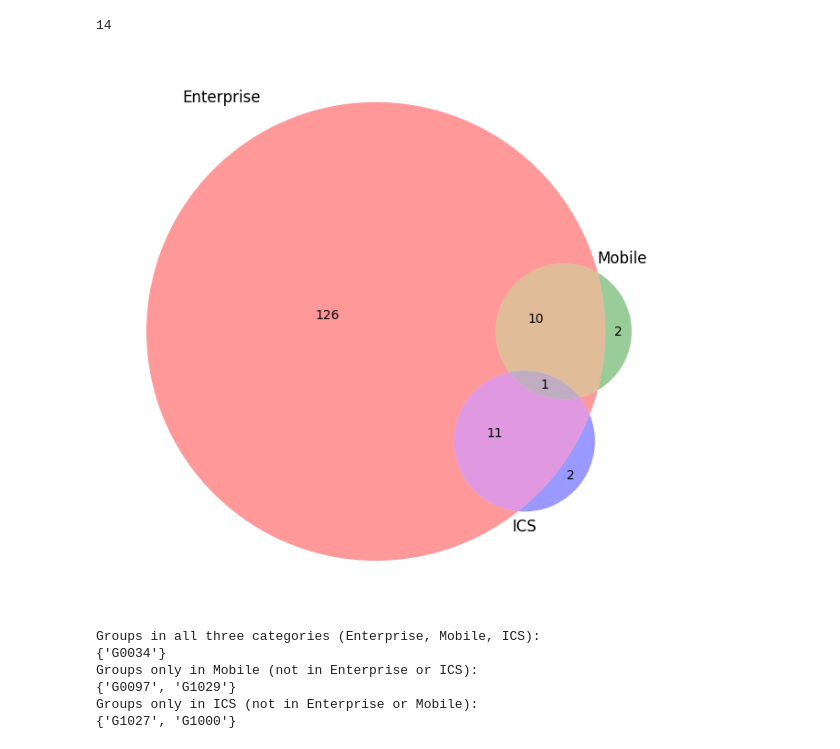
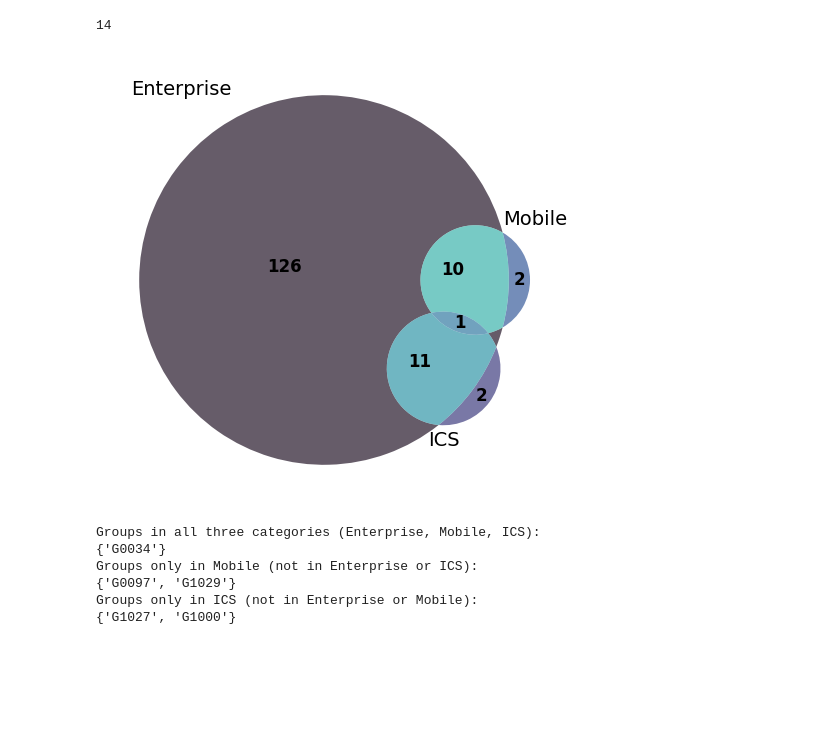
Before and after one commit to sahaaakanksha7/CTITTP, a Jupyter notebook: mitre_attack_group/MITREtechniques.ipynb, the cells around one changed output. Cells and saved outputs as stored; diff of their text form; code cells hidden in the pictures; blank space fills up the shorter version.

```diff
--- a/mitre_attack_group/MITREtechniques.ipynb
+++ b/mitre_attack_group/MITREtechniques.ipynb
@@ -58,19 +60,49 @@ print(len(observed_group_ids_ics))
 # %%
 ##Ploting group intersection figure across the domains
 # Convert lists to sets for easier manipulation
 enterprise_set = set(observed_group_ids_enterprise)
 mobile_set = set(observed_group_ids_mobile)
 ics_set = set(observed_group_ids_ics)
-# Create a Venn diagram with 3 sets
-plt.figure(figsize=(8, 8))
+
+# Create the figure
+plt.figure(figsize=(5, 5))
+
+# Create Venn diagram
 venn = venn3([enterprise_set, mobile_set, ics_set], ('Enterprise', 'Mobile', 'ICS'))
 
-# Display the plot
-#plt.title("Venn Diagram of Group IDs across Enterprise, Mobile, and ICS")
-#plt.savefig("figure/venn_diagram_groups.pdf", format='pdf')
-#plt.show()
+# Get the mako colormap
+cmap = plt.get_cmap('mako')
+
+# Define colors for each of the 7 Venn subsets (7 = 2^3 - 1)
+# We pick colors spaced evenly from the colormap
+colors = [cmap(x) for x in [0.1, 0.4, 0.7, 0.3, 0.6, 0.8, 0.5]]
+
+# Apply colors to each patch if it exists
+for patch, color in zip(venn.patches, colors):
+    if patch:  # patch can be None if the subset is empty
+        patch.set_facecolor(color)
+        patch.set_alpha(0.7)  # Adjust transparency if you like
+
+# Bold and increase font size for set labels
+for label in venn.set_labels:
+    label.set_fontsize(14)
+    #label.set_fontweight('bold')
+
+# Bold and increase font size for subset labels (numbers)
+for subset_label in venn.subset_labels:
+    if subset_label:
+        subset_label.set_fontsize(12)
+        subset_label.set_fontweight('bold')
+
+plt.tight_layout()
+
+# Optional title and save
+# plt.title("Venn Diagram of Group IDs across Enterprise, Mobile, and ICS", fontsize=16)
+plt.savefig("figure/venn_diagram_groups.pdf", format='pdf')
+
+plt.show()
 # %% [output]
-[figure, old version]
+[figure, new version]
 # %%
 # Find techniques that are in all three sets (intersection)
 groups_in_all_three = enterprise_set & mobile_set & ics_set
```
Also changed, not shown: parts of 3 cells of this notebook.
